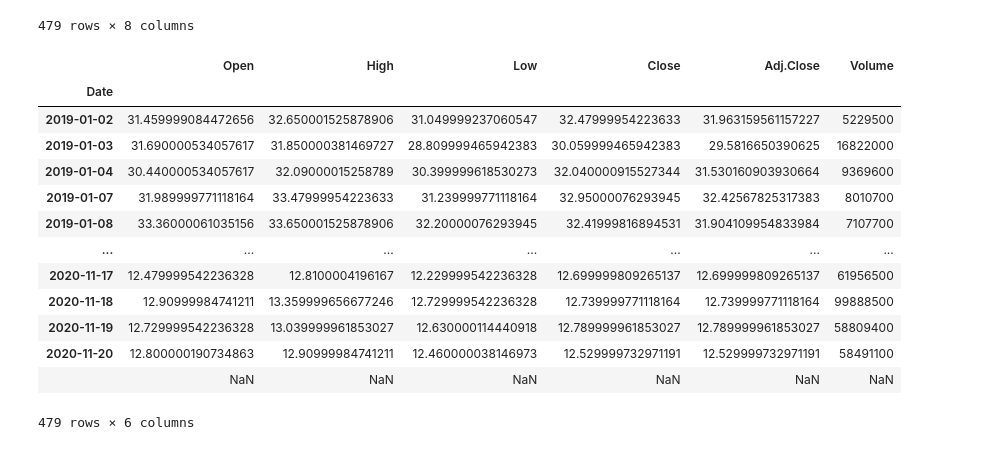
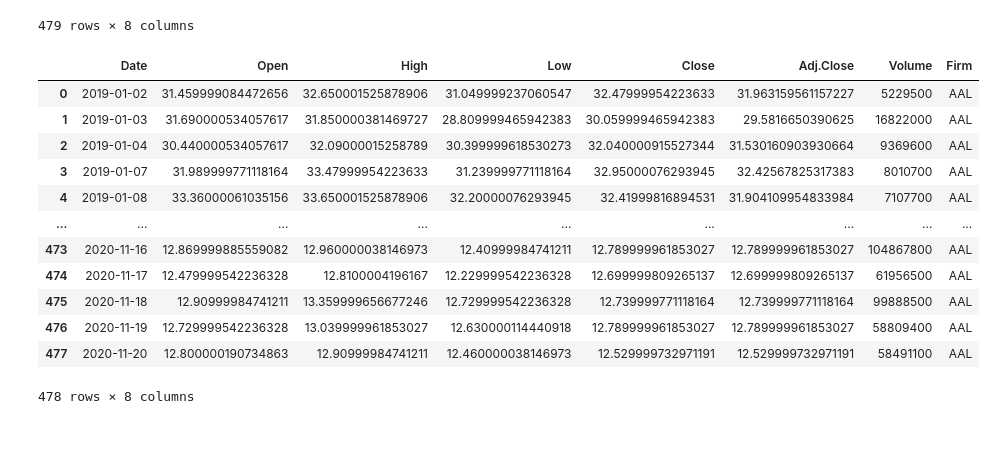
Before and after one commit to kubablack/midterm_python_Cerny, a Jupyter notebook: midterm.ipynb, the cells around one changed output. Drawn from its saved outputs; the diff is of its cells as text; code cells hidden in the pictures.

```diff
--- a/midterm.ipynb
+++ b/midterm.ipynb
@@ -80,20 +78,3 @@ df=df_1
-# %%
-df.set_index("Date")
-# %% [output]
-|  | Open | High | Low | Close | Adj.Close | Volume |
-| Date |  |  |  |  |  |  |
-| 2019-01-02 | 31.459999084472656 | 32.650001525878906 | 31.049999237060547 | 32.47999954223633 | 31.963159561157227 | 5229500 |
-| 2019-01-03 | 31.690000534057617 | 31.850000381469727 | 28.809999465942383 | 30.059999465942383 | 29.5816650390625 | 16822000 |
-| 2019-01-04 | 30.440000534057617 | 32.09000015258789 | 30.399999618530273 | 32.040000915527344 | 31.530160903930664 | 9369600 |
-| 2019-01-07 | 31.989999771118164 | 33.47999954223633 | 31.239999771118164 | 32.95000076293945 | 32.42567825317383 | 8010700 |
-| 2019-01-08 | 33.36000061035156 | 33.650001525878906 | 32.20000076293945 | 32.41999816894531 | 31.904109954833984 | 7107700 |
-| ... | ... | ... | ... | ... | ... | ... |
-| 2020-11-17 | 12.479999542236328 | 12.8100004196167 | 12.229999542236328 | 12.699999809265137 | 12.699999809265137 | 61956500 |
-| 2020-11-18 | 12.90999984741211 | 13.359999656677246 | 12.729999542236328 | 12.739999771118164 | 12.739999771118164 | 99888500 |
-| 2020-11-19 | 12.729999542236328 | 13.039999961853027 | 12.630000114440918 | 12.789999961853027 | 12.789999961853027 | 58809400 |
-| 2020-11-20 | 12.800000190734863 | 12.90999984741211 | 12.460000038146973 | 12.529999732971191 | 12.529999732971191 | 58491100 |
-|  | NaN | NaN | NaN | NaN | NaN | NaN |
-479 rows × 6 columns
 # %%
 min_date = pd.to_datetime('2019-01-02')
 top_date = pd.to_datetime('2020-11-20')
@@ -101,0 +83,17 @@ df[]
+# %%
+df_1 = df_1.loc[(df_1["Date"]>=min_date) & (df_1["Date"]<= top_date)]
+df_1
+# %% [output]
+|  | Date | Open | High | Low | Close | Adj.Close | Volume | Firm |
+| 0 | 2019-01-02 | 31.459999084472656 | 32.650001525878906 | 31.049999237060547 | 32.47999954223633 | 31.963159561157227 | 5229500 | AAL |
+| 1 | 2019-01-03 | 31.690000534057617 | 31.850000381469727 | 28.809999465942383 | 30.059999465942383 | 29.5816650390625 | 16822000 | AAL |
+| 2 | 2019-01-04 | 30.440000534057617 | 32.09000015258789 | 30.399999618530273 | 32.040000915527344 | 31.530160903930664 | 9369600 | AAL |
+| 3 | 2019-01-07 | 31.989999771118164 | 33.47999954223633 | 31.239999771118164 | 32.95000076293945 | 32.42567825317383 | 8010700 | AAL |
+| 4 | 2019-01-08 | 33.36000061035156 | 33.650001525878906 | 32.20000076293945 | 32.41999816894531 | 31.904109954833984 | 7107700 | AAL |
+| ... | ... | ... | ... | ... | ... | ... | ... | ... |
+| 473 | 2020-11-16 | 12.869999885559082 | 12.960000038146973 | 12.40999984741211 | 12.789999961853027 | 12.789999961853027 | 104867800 | AAL |
+| 474 | 2020-11-17 | 12.479999542236328 | 12.8100004196167 | 12.229999542236328 | 12.699999809265137 | 12.699999809265137 | 61956500 | AAL |
+| 475 | 2020-11-18 | 12.90999984741211 | 13.359999656677246 | 12.729999542236328 | 12.739999771118164 | 12.739999771118164 | 99888500 | AAL |
+| 476 | 2020-11-19 | 12.729999542236328 | 13.039999961853027 | 12.630000114440918 | 12.789999961853027 | 12.789999961853027 | 58809400 | AAL |
+| 477 | 2020-11-20 | 12.800000190734863 | 12.90999984741211 | 12.460000038146973 | 12.529999732971191 | 12.529999732971191 | 58491100 | AAL |
+478 rows × 8 columns
```
Also changed, not shown: parts of 8 cells of this notebook.
